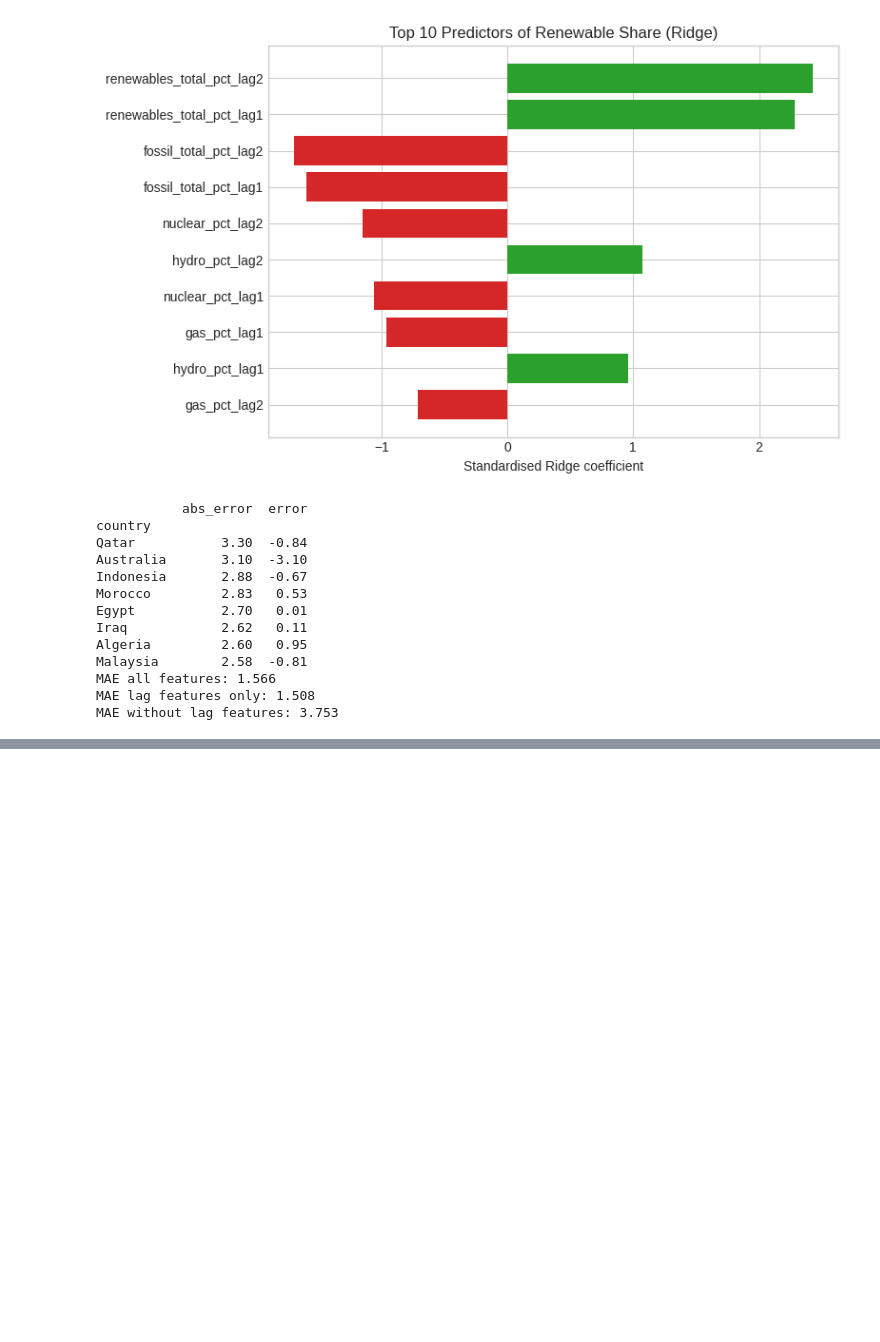
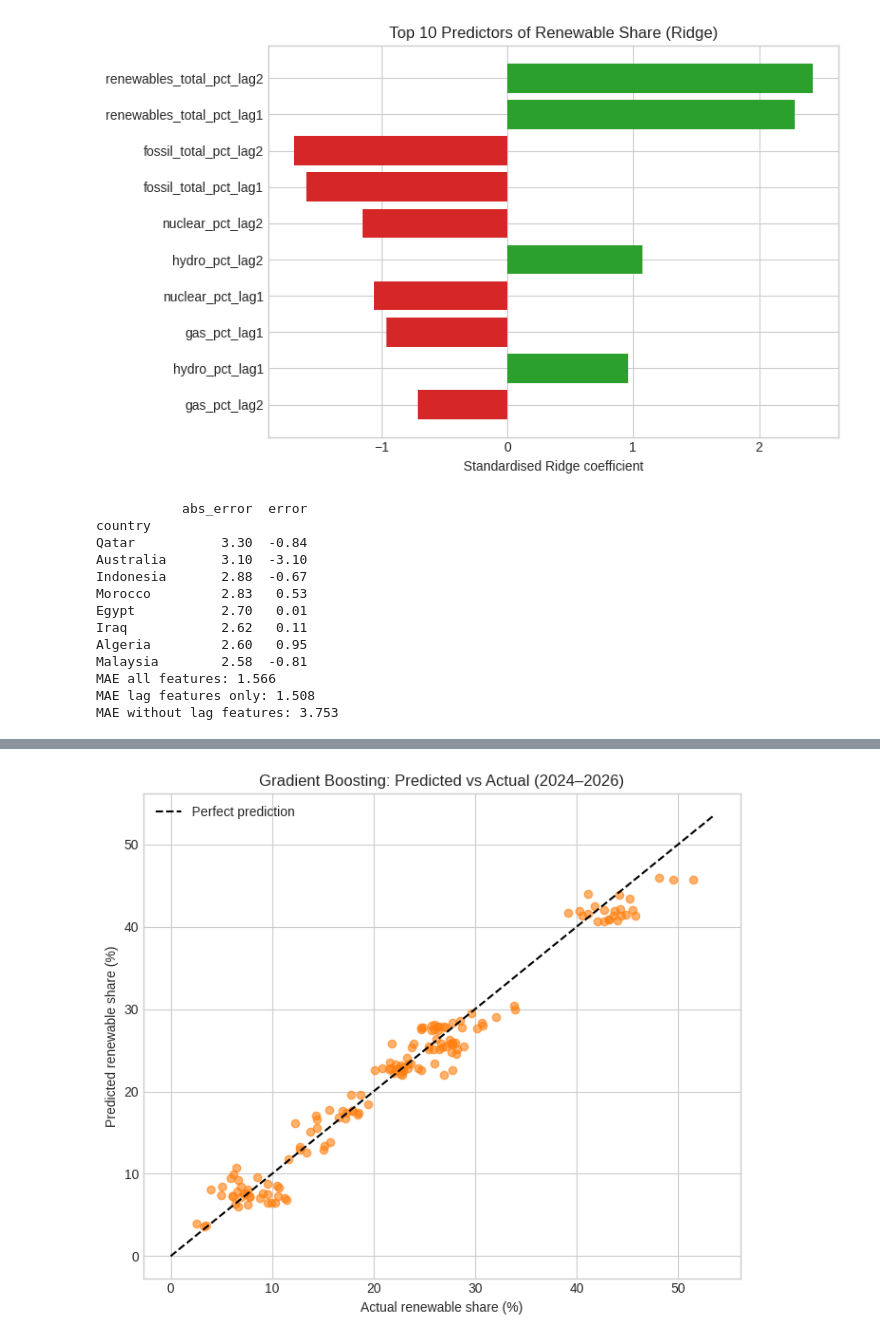
Before and after one commit to BammLNG/Data-Mining, a Jupyter notebook: Model.ipynb, the cells around one changed output, grey strips where cells are left out. Drawn from its saved outputs; the diff is of its cells as text; code cells hidden in the pictures; blank space fills up the shorter version.

```diff
--- a/Model.ipynb
+++ b/Model.ipynb
@@ -223,0 +333,37 @@ MAE without lag features: 3.753
+# %%
+plt.figure(figsize=(7, 6))
+
+plt.scatter(
+    gb_actual,
+    gb_pred,
+    alpha=0.6,
+    color="#ff7f0e"
+)
+
+limits = [
+    0,
+    max(gb_actual.max(), gb_pred.max()) + 2
+]
+
+plt.plot(
+    limits,
+    limits,
+    "k--",
+    label="Perfect prediction"
+)
+
+plt.xlabel("Actual renewable share (%)")
+plt.ylabel("Predicted renewable share (%)")
+plt.title("Gradient Boosting: Predicted vs Actual (2024–2026)")
+plt.legend()
+plt.tight_layout()
+
+plt.savefig(
+    "figure4_gradient_boosting_predicted_vs_actual.png",
+    dpi=200,
+    bbox_inches="tight"
+)
+
+plt.show()
+# %% [output]
+[figure, added]
```
Also changed, not shown: parts of 13 cells of this notebook.
